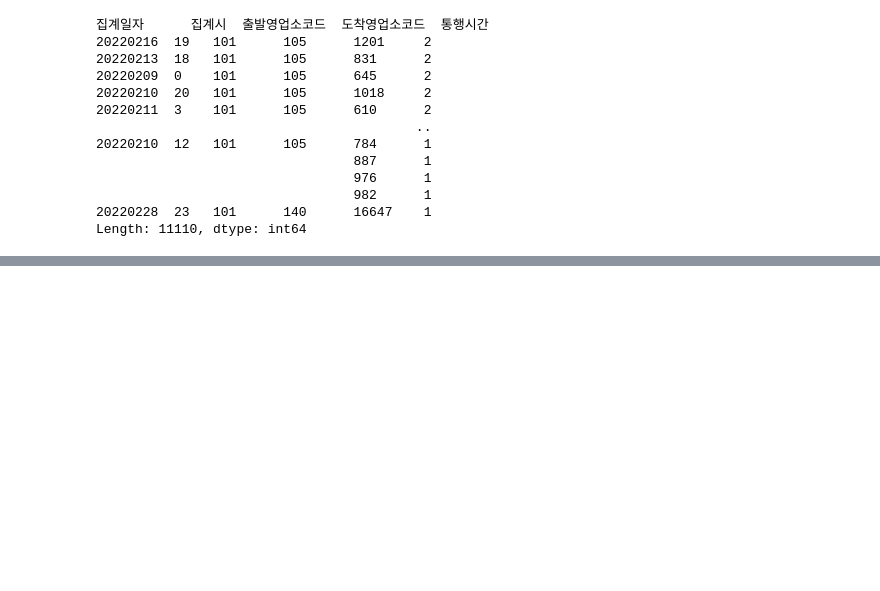
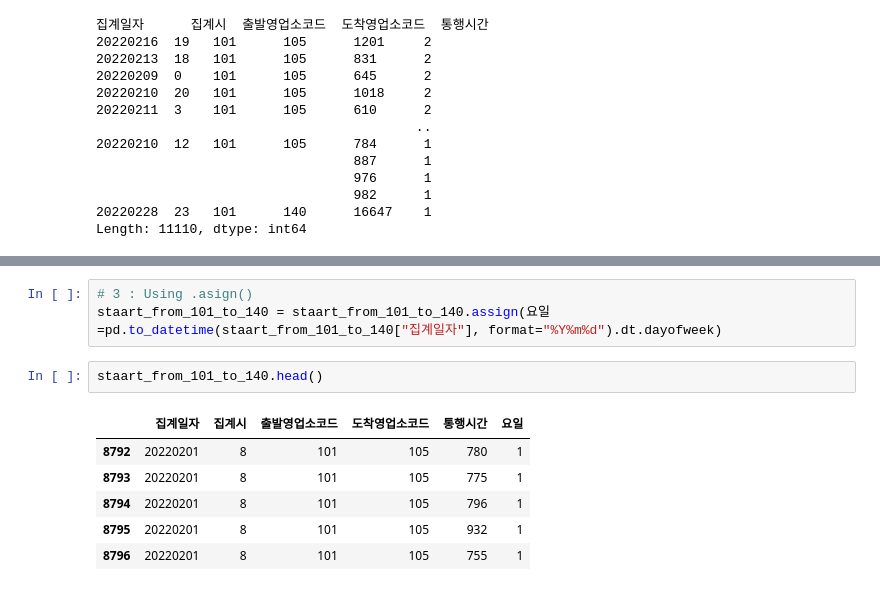
Before and after one commit to maskedrider555/FastCamous_DL, a Jupyter notebook: DataAnalysis/Pandas.ipynb, the cells around one changed output, grey strips where cells are left out. Saved outputs shown, nothing was run; the diff lists cells and outputs as text; blank space fills up the shorter version.

```diff
--- a/DataAnalysis/Pandas.ipynb
+++ b/DataAnalysis/Pandas.ipynb
@@ -224,0 +265,12 @@ Length: 11110, dtype: int64
+# %%
+# 3 : Using .asign()
+staart_from_101_to_140 = staart_from_101_to_140.assign(요일=pd.to_datetime(staart_from_101_to_140["집계일자"], format="%Y%m%d").dt.dayofweek)
+# %%
+staart_from_101_to_140.head()
+# %% [output]
+|  | 집계일자 | 집계시 | 출발영업소코드 | 도착영업소코드 | 통행시간 | 요일 |
+| 8792 | 20220201 | 8 | 101 | 105 | 780 | 1 |
+| 8793 | 20220201 | 8 | 101 | 105 | 775 | 1 |
+| 8794 | 20220201 | 8 | 101 | 105 | 796 | 1 |
+| 8795 | 20220201 | 8 | 101 | 105 | 932 | 1 |
+| 8796 | 20220201 | 8 | 101 | 105 | 755 | 1 |
```
Also changed, not shown: parts of 8 cells of this notebook.
